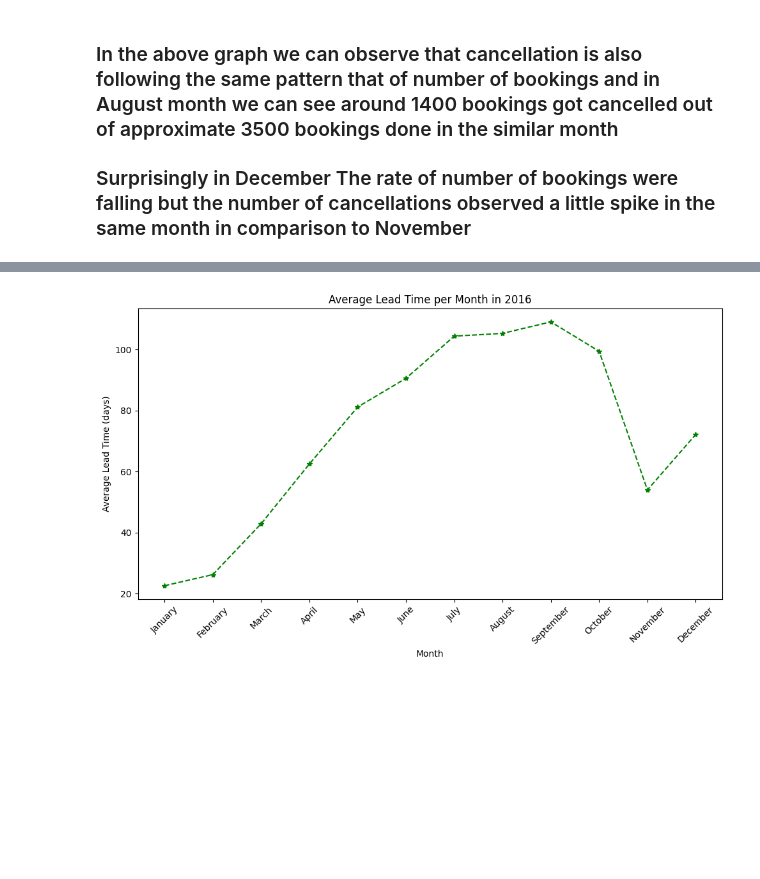
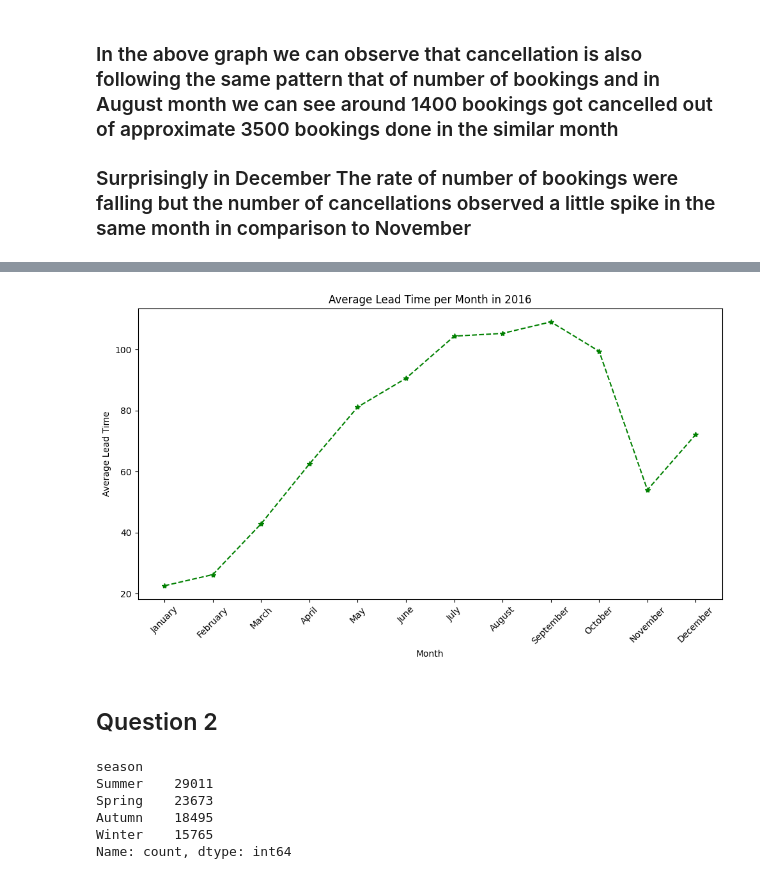
Before and after one commit to ChayanitBhateja/PDS_A1, a Jupyter notebook: code.ipynb, the cells around one changed output, grey strips where cells are left out. Cells and saved outputs as stored; diff of their text form; code cells hidden in the pictures; blank space fills up the shorter version.

```diff
--- a/code.ipynb
+++ b/code.ipynb
@@ -255,18 +258,20 @@ monthly_avg_lead_time = data_2016.groupby("arrival_date_month").agg(
 # %%
 plt.figure(figsize=(10, 6))
 plt.plot(
     monthly_avg_lead_time.index,
     monthly_avg_lead_time.values,
     marker="*",
     linestyle="--",
     color="green",
     label="Average Lead Time",
 )
 plt.title("Average Lead Time per Month in 2016")
 plt.xlabel("Month")
-plt.ylabel("Average Lead Time (days)")
+plt.ylabel("Average Lead Time")
 plt.xticks(rotation=45)
 plt.tight_layout()
 plt.show()
 # %% [output]
-[figure, old version]
+[figure, new version]
+# %% [markdown]
+## Question 2
@@ -333,0 +318,9 @@ seasonal_bookings_yearly = (
+# %%
+data_analysis["season"].value_counts()
+# %% [output]
+season
+Summer    29011
+Spring    23673
+Autumn    18495
+Winter    15765
+Name: count, dtype: int64
```
Also changed, not shown: parts of 14 cells of this notebook.
